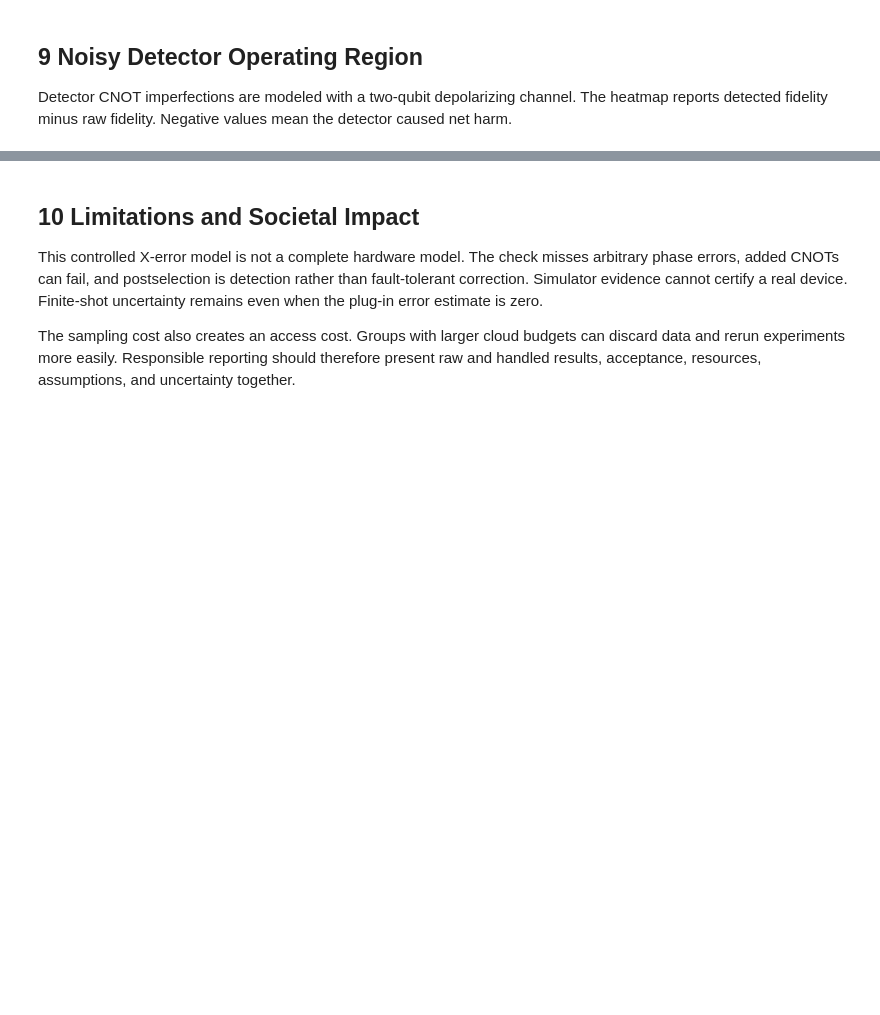
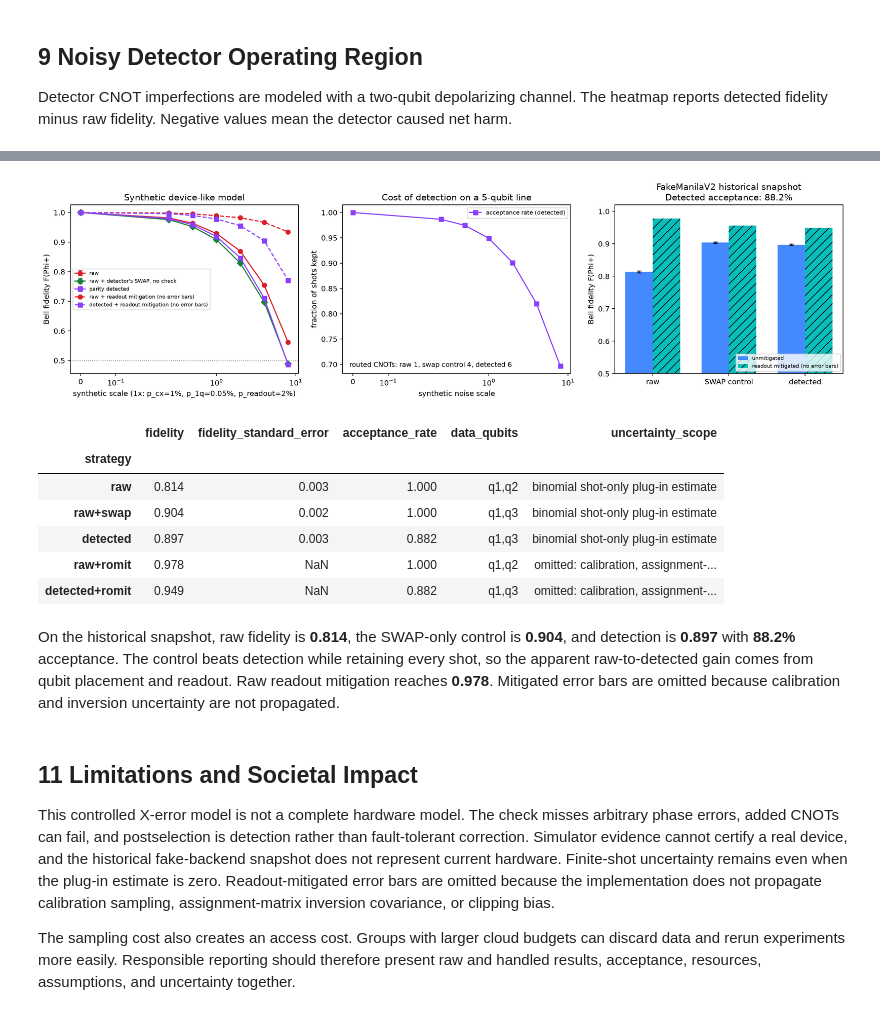
Before and after one commit to pknomad/qompute2026, a Jupyter notebook: notebooks/QTrust_Demo.ipynb, the cells around one changed output, grey strips where cells are left out. Cells and saved outputs as stored; diff of their text form; code cells hidden in the pictures; blank space fills up the shorter version.

Commit message:
Complete Q-TRUST device-like study and submission cleanup

```diff
--- a/notebooks/QTrust_Demo.ipynb
+++ b/notebooks/QTrust_Demo.ipynb
@@ -7,7 +7,7 @@ This notebook presents the executed Track 3 benchmark. The implementation lives
 from pathlib import Path
 import sys
 import pandas as pd
-from IPython.display import Image, display
+from IPython.display import Image, Markdown, display
 
 ROOT = Path('..').resolve()
 sys.path.insert(0, str(ROOT / 'src'))
@@ -16,5 +16,6 @@ from qtrust.circuits import build_resource_circuit
 
 basis = pd.read_csv(ROOT / 'results' / 'basis_results.csv')
 summary = pd.read_csv(ROOT / 'results' / 'summary_results.csv')
-print(f'Loaded {len(basis)} basis experiments and {len(summary)} aggregated settings.')
+hardware = pd.read_csv(ROOT / 'results' / 'hardware_results.csv')
+print(f'Loaded {len(basis)} basis experiments, {len(summary)} aggregated settings, and {len(hardware)} device-like results.')
 # %% [output]
@@ -138,7 +143,31 @@ summary[(summary.strategy == 'detected') & (summary.detector_noise_q == 0.02)][[
+# %%
+display(Image(filename=str(ROOT / 'figures' / 'hardware_noise.png'), width=1100))
+snapshot = hardware[hardware.source == 'FakeManilaV2 snapshot'].set_index('strategy')
+order = ['raw', 'raw+swap', 'detected', 'raw+romit', 'detected+romit']
+comparison = snapshot.loc[order, ['fidelity', 'fidelity_standard_error', 'acceptance_rate', 'data_qubits', 'uncertainty_scope']].copy()
+display(comparison.round({'fidelity': 3, 'fidelity_standard_error': 3, 'acceptance_rate': 3}))
+display(Markdown(
+    f"On the historical snapshot, raw fidelity is **{snapshot.loc['raw', 'fidelity']:.3f}**, "
+    f"the SWAP-only control is **{snapshot.loc['raw+swap', 'fidelity']:.3f}**, and detection is "
+    f"**{snapshot.loc['detected', 'fidelity']:.3f}** with **{snapshot.loc['detected', 'acceptance_rate']:.1%}** acceptance. "
+    f"The control beats detection while retaining every shot, so the apparent raw-to-detected gain comes from "
+    f"qubit placement and readout. Raw readout mitigation reaches **{snapshot.loc['raw+romit', 'fidelity']:.3f}**. "
+    f"Mitigated error bars are omitted because calibration and inversion uncertainty are not propagated."
+))
+# %% [output]
+[figure, added]
+|  | fidelity | fidelity_standard_error | acceptance_rate | data_qubits | uncertainty_scope |
+| strategy |  |  |  |  |  |
+| raw | 0.814 | 0.003 | 1.000 | q1,q2 | binomial shot-only plug-in estimate |
+| raw+swap | 0.904 | 0.002 | 1.000 | q1,q3 | binomial shot-only plug-in estimate |
+| detected | 0.897 | 0.003 | 0.882 | q1,q3 | binomial shot-only plug-in estimate |
+| raw+romit | 0.978 | NaN | 1.000 | q1,q2 | omitted: calibration, assignment-... |
+| detected+romit | 0.949 | NaN | 0.882 | q1,q3 | omitted: calibration, assignment-... |
+On the historical snapshot, raw fidelity is **0.814**, the SWAP-only control is **0.904**, and detection is **0.897** with **88.2%** acceptance. The control beats detection while retaining every shot, so the apparent raw-to-detected gain comes from qubit placement and readout. Raw readout mitigation reaches **0.978**. Mitigated error bars are omitted because calibration and inversion uncertainty are not propagated.
 # %% [markdown]
-## 10 Limitations and Societal Impact
+## 11 Limitations and Societal Impact
 
-This controlled X-error model is not a complete hardware model. The check misses arbitrary phase errors, added CNOTs can fail, and postselection is detection rather than fault-tolerant correction. Simulator evidence cannot certify a real device. Finite-shot uncertainty remains even when the plug-in error estimate is zero.
+This controlled X-error model is not a complete hardware model. The check misses arbitrary phase errors, added CNOTs can fail, and postselection is detection rather than fault-tolerant correction. Simulator evidence cannot certify a real device, and the historical fake-backend snapshot does not represent current hardware. Finite-shot uncertainty remains even when the plug-in estimate is zero. Readout-mitigated error bars are omitted because the implementation does not propagate calibration sampling, assignment-matrix inversion covariance, or clipping bias.
 
 The sampling cost also creates an access cost. Groups with larger cloud budgets can discard data and rerun experiments more easily. Responsible reporting should therefore present raw and handled results, acceptance, resources, assumptions, and uncertainty together.
 # %% [markdown]
```
Also changed, not shown: parts of 4 cells of this notebook, 11 other files.
